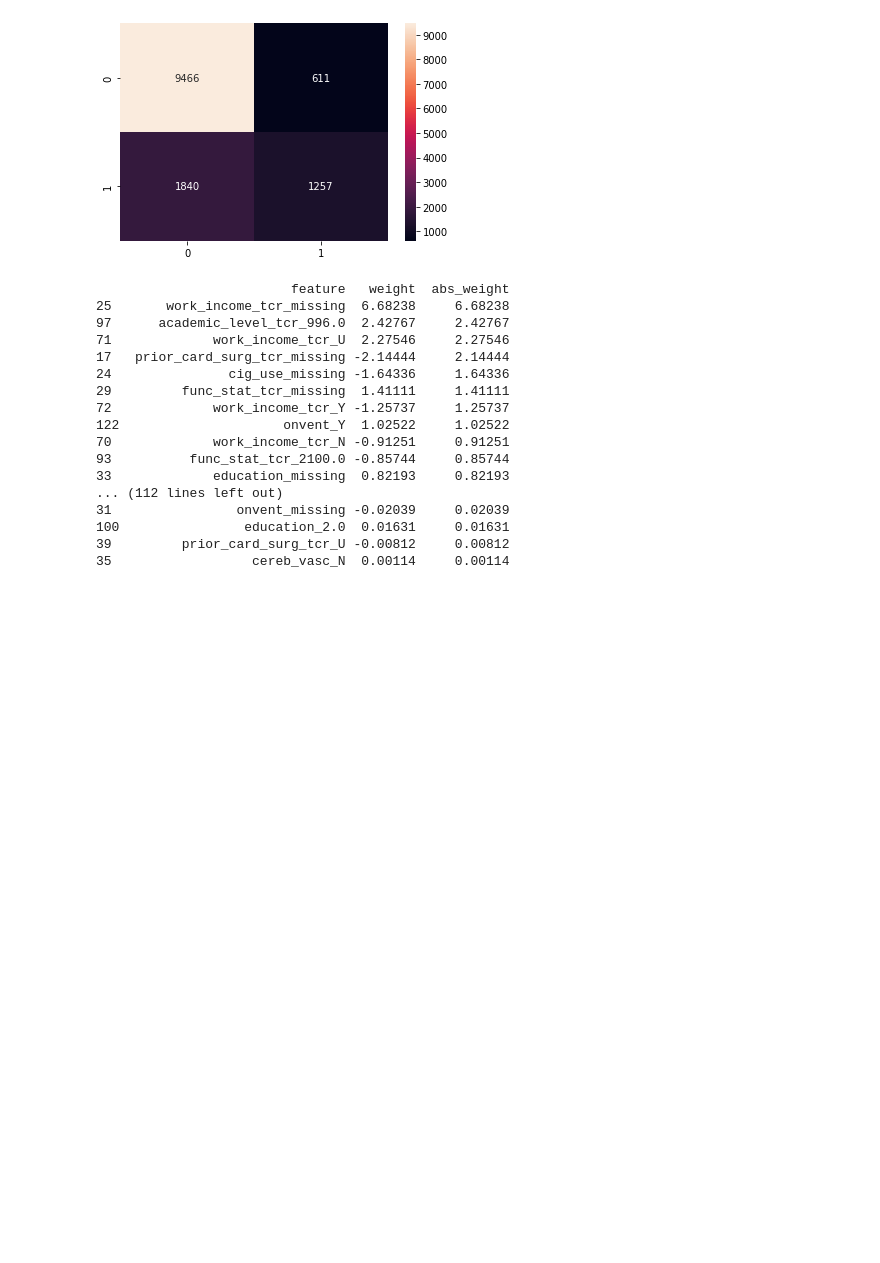
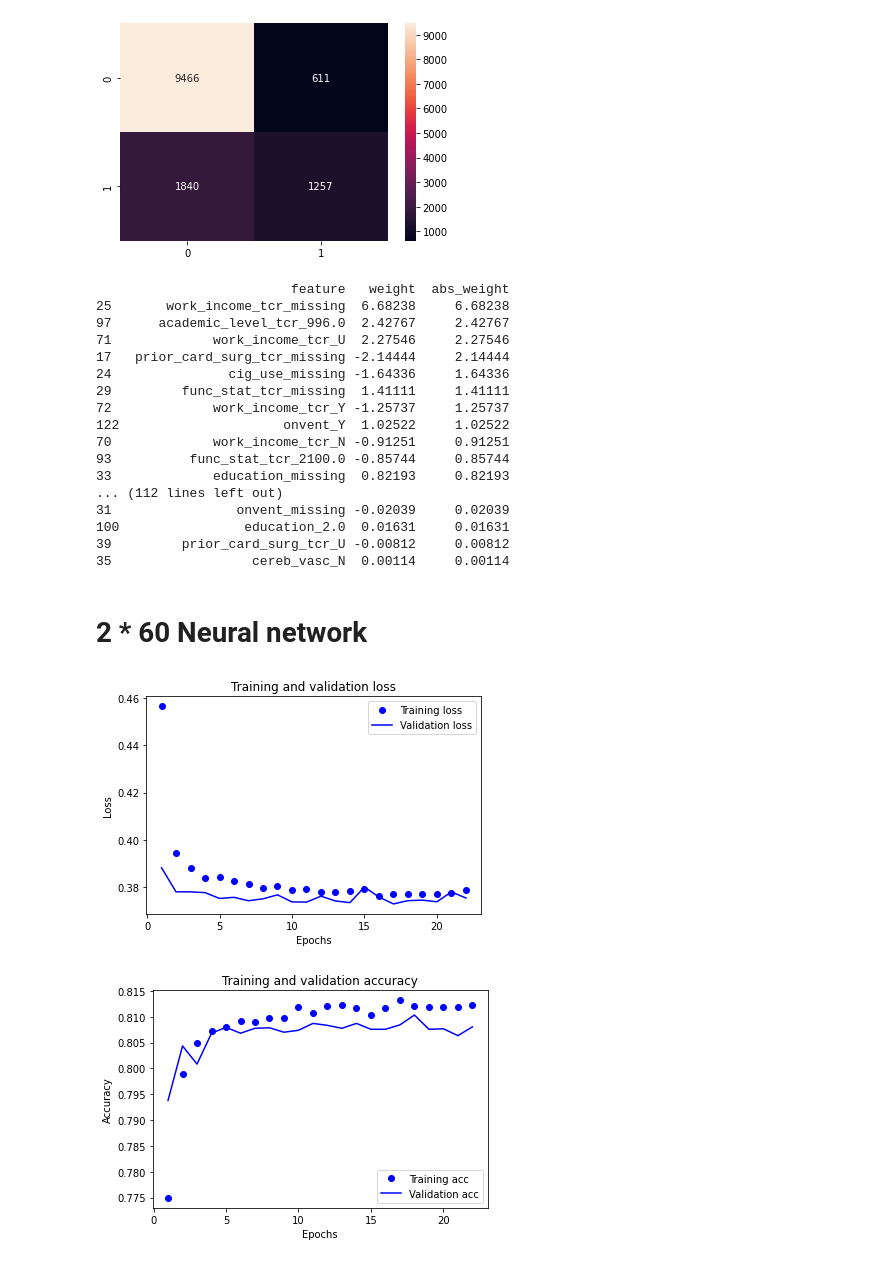
Before and after one commit to wansgar/edan70-project, a Jupyter notebook: column_categorization.ipynb, the cells around one changed output. Saved outputs shown, nothing was run; the diff lists cells and outputs as text; code cells hidden in the pictures; blank space fills up the shorter version.

Commit message:
Two-layer neural networks

```diff
--- a/column_categorization.ipynb
+++ b/column_categorization.ipynb
@@ -555,3 +555,49 @@ print(weights)
 100                education_2.0  0.01631     0.01631
 39         prior_card_surg_tcr_U -0.00812     0.00812
 35                  cereb_vasc_N  0.00114     0.00114
+# %% [markdown]
+# 2 * 60 Neural network
+# %%
+# 2 * 60 neural network
+from keras.models import Sequential
+from keras.layers import Dense, Dropout
+from keras.callbacks import EarlyStopping
+
+m260 = Sequential([
+    Dense(60, input_dim=X_train.shape[1], activation="relu"),
+    Dropout(0.5),
+    Dense(60, activation="relu"),
+    Dropout(0.5),
+    Dense(1, activation="sigmoid")
+])
+
+m260.compile(loss="binary_crossentropy", optimizer="rmsprop", metrics=["accuracy"])
+
+early_stopping_monitor = EarlyStopping(patience=5)
+
+history = m260.fit(X_train, y_train, epochs=100, validation_split=0.2, callbacks=[early_stopping_monitor])
+# %%
+history_dict = history.history
+loss_values = history_dict["loss"]
+val_loss_values = history_dict["val_loss"]
+epochs = range(1, len(loss_values) + 1)
+plt.plot(epochs, loss_values, "bo", label="Training loss")
+plt.plot(epochs, val_loss_values, "b", label="Validation loss")
+plt.title("Training and validation loss")
+plt.xlabel("Epochs")
+plt.ylabel("Loss")
+plt.legend()
+plt.show()
+
+acc = history_dict["accuracy"]
+val_acc = history_dict["val_accuracy"]
+plt.plot(epochs, acc, "bo", label="Training acc")
+plt.plot(epochs, val_acc, "b", label="Validation acc")
+plt.title("Training and validation accuracy")
+plt.xlabel("Epochs")
+plt.ylabel("Accuracy")
+plt.legend()
+plt.show()
+# %% [output]
+[figure, added]
+[figure, added]
```
Also changed, not shown: parts of 5 cells of this notebook.
